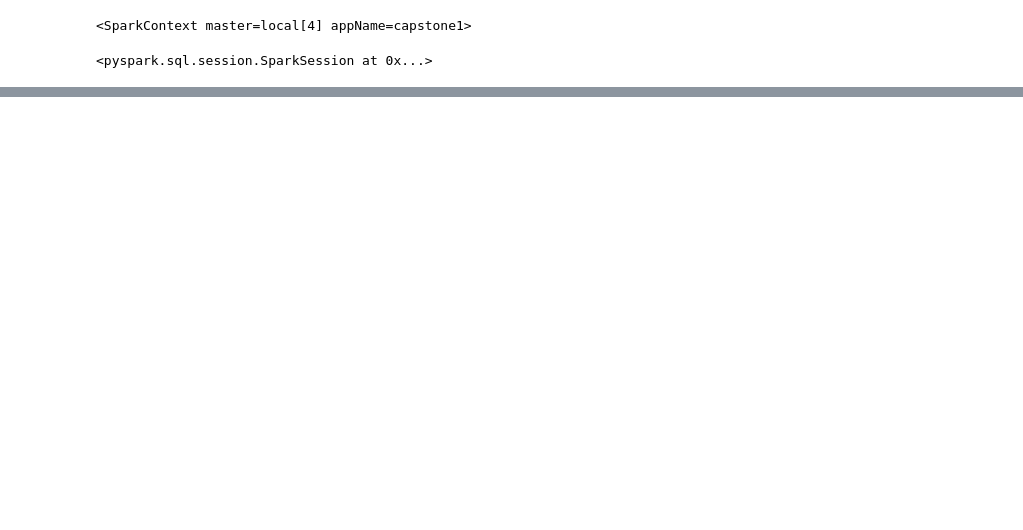
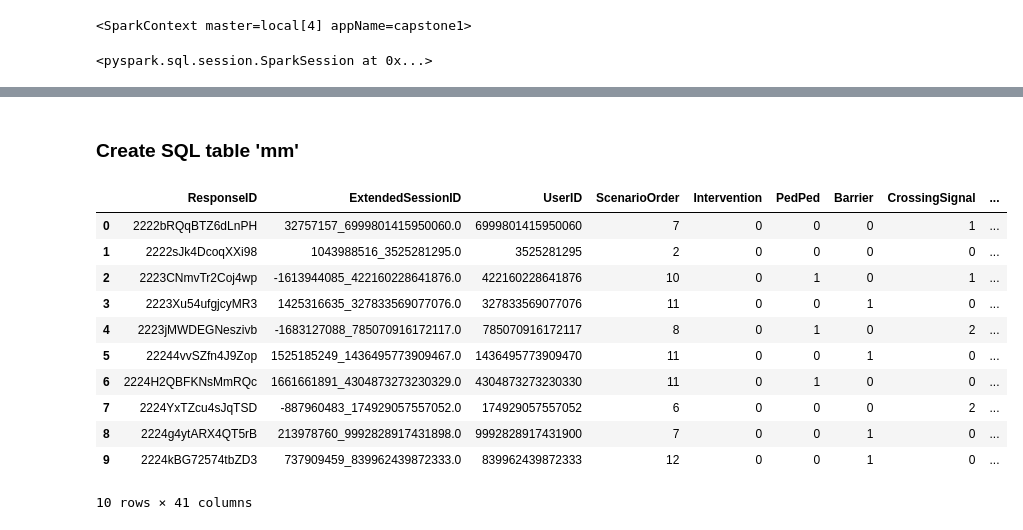
Before and after one commit to robertjhs/capstone1, a Jupyter notebook: moral-machines.ipynb, the cells around one changed output, grey strips where cells are left out. Saved outputs shown, nothing was run; the diff lists cells and outputs as text; code cells hidden in the pictures; blank space fills up the shorter version.

```diff
--- a/moral-machines.ipynb
+++ b/moral-machines.ipynb
@@ -44,0 +138,2 @@ root
+# %% [markdown]
+### Create SQL table 'mm'
@@ -44,0 +142,21 @@ root
+# %%
+query = '''
+SELECT *
+FROM mm
+LIMIT 10
+'''
+
+spark.sql(query).toPandas()
+# %% [output]
+|  | ResponseID | ExtendedSessionID | UserID | ScenarioOrder | Intervention | PedPed | Barrier | CrossingSignal | ... |
+| 0 | 2222bRQqBTZ6dLnPH | 32757157_6999801415950060.0 | 6999801415950060 | 7 | 0 | 0 | 0 | 1 | ... |
+| 1 | 2222sJk4DcoqXXi98 | 1043988516_3525281295.0 | 3525281295 | 2 | 0 | 0 | 0 | 0 | ... |
+| 2 | 2223CNmvTr2Coj4wp | -1613944085_422160228641876.0 | 422160228641876 | 10 | 0 | 1 | 0 | 1 | ... |
+| 3 | 2223Xu54ufgjcyMR3 | 1425316635_327833569077076.0 | 327833569077076 | 11 | 0 | 0 | 1 | 0 | ... |
+| 4 | 2223jMWDEGNeszivb | -1683127088_785070916172117.0 | 785070916172117 | 8 | 0 | 1 | 0 | 2 | ... |
+| 5 | 22244vvSZfn4J9Zop | 1525185249_1436495773909467.0 | 1436495773909470 | 11 | 0 | 0 | 1 | 0 | ... |
+| 6 | 2224H2QBFKNsMmRQc | 1661661891_4304873273230329.0 | 4304873273230330 | 11 | 0 | 1 | 0 | 0 | ... |
+| 7 | 2224YxTZcu4sJqTSD | -887960483_174929057557052.0 | 174929057557052 | 6 | 0 | 0 | 0 | 2 | ... |
+| 8 | 2224g4ytARX4QT5rB | 213978760_9992828917431898.0 | 9992828917431900 | 7 | 0 | 0 | 1 | 0 | ... |
+| 9 | 2224kBG72574tbZD3 | 737909459_839962439872333.0 | 839962439872333 | 12 | 0 | 0 | 1 | 0 | ... |
+10 rows × 41 columns
```
Also changed, not shown: parts of 11 cells of this notebook.
